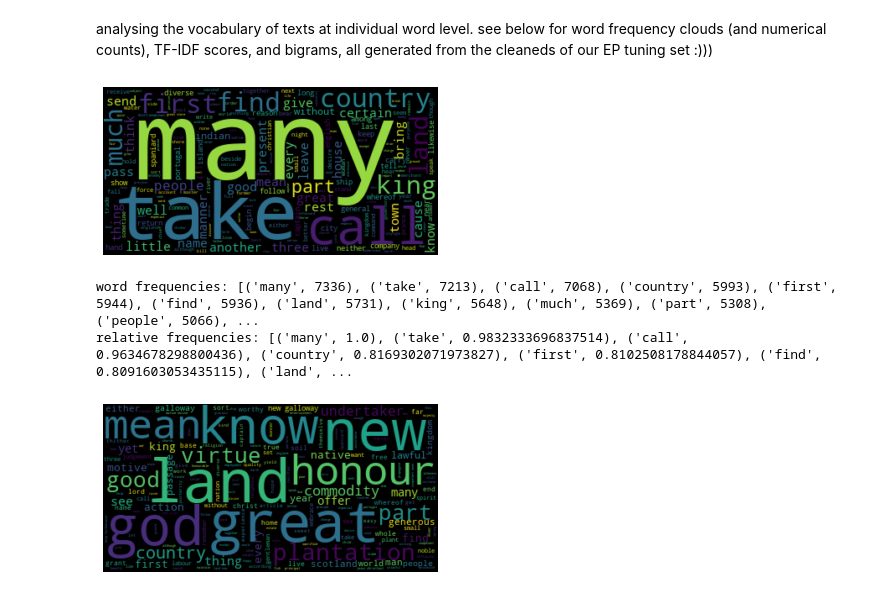
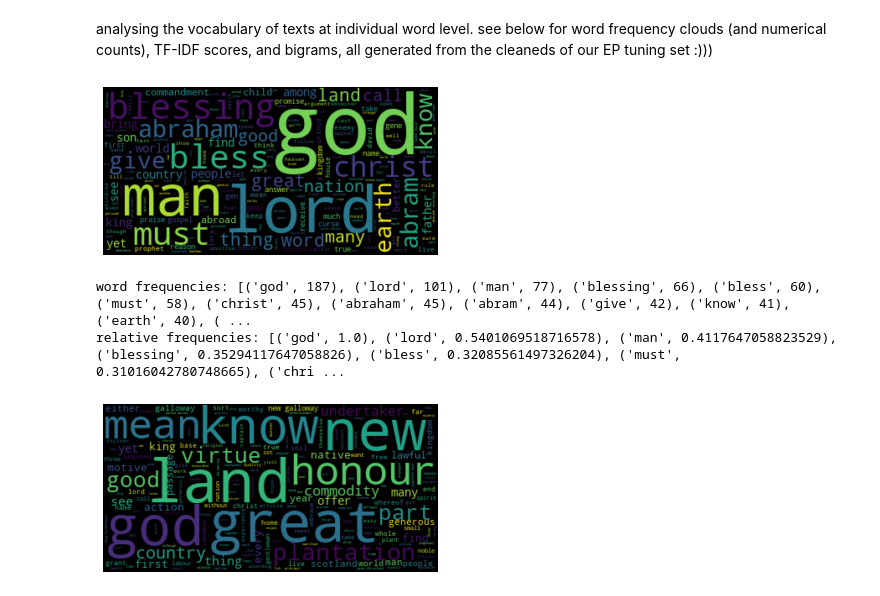
Before and after one commit to amycweng/ECBC-Data-2022, a Jupyter notebook: vocab.ipynb, the cells around one changed output. Saved outputs shown, nothing was run; the diff lists cells and outputs as text; code cells hidden in the pictures.

```diff
--- a/vocab.ipynb
+++ b/vocab.ipynb
@@ -26,7 +26,7 @@ def remove_stopwords(data):
                     'wherein', 'whereby', 'whereas', 'also', 'us', 'upon',
                     'would', 'within', 'indeed', 'become', 'viz', 'per', 'anno',
                     'whilst', 'shall','may','unto','say','day','one','make',
-                    'two','come','time','place'])
+                    'two','come','time','place', 'thou', 'thy'])
 
     return [[word for word in simple_preprocess(str(doc))
             if word not in stop_words] for doc in data]
@@ -34,7 +34,7 @@ def remove_stopwords(data):
 #tf-idf set up
 texts = []
 textnames = []
-folder = '/srv/data/newEPTuningClean'
+folder = '/srv/data/companyTextsClean'
 for file in os.listdir(folder):
     path = os.path.join(folder,file)
     f = open(path,'r')
@@ -65,42 +65,42 @@ df = pd.DataFrame(wordcounts, index=[name for name in textnames]).fillna(0)
 # %%
 #term frequency & word clouds through wordcloud library processing
 
 #use this for specific text
 # fileTF = input("Input the TCP ID of the file here:")
-# fileTF = "A01932"
-# textstring = ' '.join(tokenized[textnames.index(fileTF)]).lower()
+fileTF = "A13290"
+textstring = ' '.join(tokenized[textnames.index(fileTF)]).lower()
 
 #use this for a chunk of texts
-wholecorpusstring = ' '.join(corpus)
+# wholecorpusstring = ' '.join(corpus)
 
 # parameters to play with: min_word_length, collocations, collocation_threshold, stopwards
 
 #single text
-#wordcloud = WordCloud(stopwords=STOPWORDS, collocations=True, min_word_length=3).generate(textstring)
+wordcloud = WordCloud(stopwords=STOPWORDS, collocations=True, min_word_length=3).generate(textstring)
 #corpus
-wordcloud = WordCloud(stopwords=STOPWORDS, collocations=True, collocation_threshold=20, min_word_length=4).generate(wholecorpusstring)
+# wordcloud = WordCloud(stopwords=STOPWORDS, collocations=True, collocation_threshold=20, min_word_length=4).generate(wholecorpusstring)
 
 plt.imshow(wordcloud, interpolation='bilinear')
 plt.axis('off')
 plt.show()
 
 #single text
-#textdict = wordcloud.process_text(textstring)
+textdict = wordcloud.process_text(textstring)
 #corpus
-textdict = wordcloud.process_text(wholecorpusstring)
+# textdict = wordcloud.process_text(wholecorpusstring)
 
 wordfreq={k: v for k, v in sorted(textdict.items(),reverse=True, key=lambda item: item[1])}
 relfreq=wordcloud.words_
 
 # printing top 40 words and frequency + relative freq
 N=40
 
 print("word frequencies:", list(wordfreq.items())[:N])
 print("relative frequencies:", list(relfreq.items())[:N])
 # %% [output]
-[figure, old version]
+[figure, new version]
-word frequencies: [('many', 7336), ('take', 7213), ('call', 7068), ('country', 5993), ('first', 5944), ('find', 5936), ('land', 5731), ('king', 5648), ('much', 5369), ('part', 5308), ('people', 5066), ...
-relative frequencies: [('many', 1.0), ('take', 0.9832333696837514), ('call', 0.9634678298800436), ('country', 0.8169302071973827), ('first', 0.8102508178844057), ('find', 0.8091603053435115), ('land', ...
+word frequencies: [('god', 187), ('lord', 101), ('man', 77), ('blessing', 66), ('bless', 60), ('must', 58), ('christ', 45), ('abraham', 45), ('abram', 44), ('give', 42), ('know', 41), ('earth', 40), ( ...
+relative frequencies: [('god', 1.0), ('lord', 0.5401069518716578), ('man', 0.4117647058823529), ('blessing', 0.35294117647058826), ('bless', 0.32085561497326204), ('must', 0.31016042780748665), ('chri ...
 # %%
 # setting up manual term frequency
 
```
Also changed, not shown: parts of 3 cells of this notebook.
